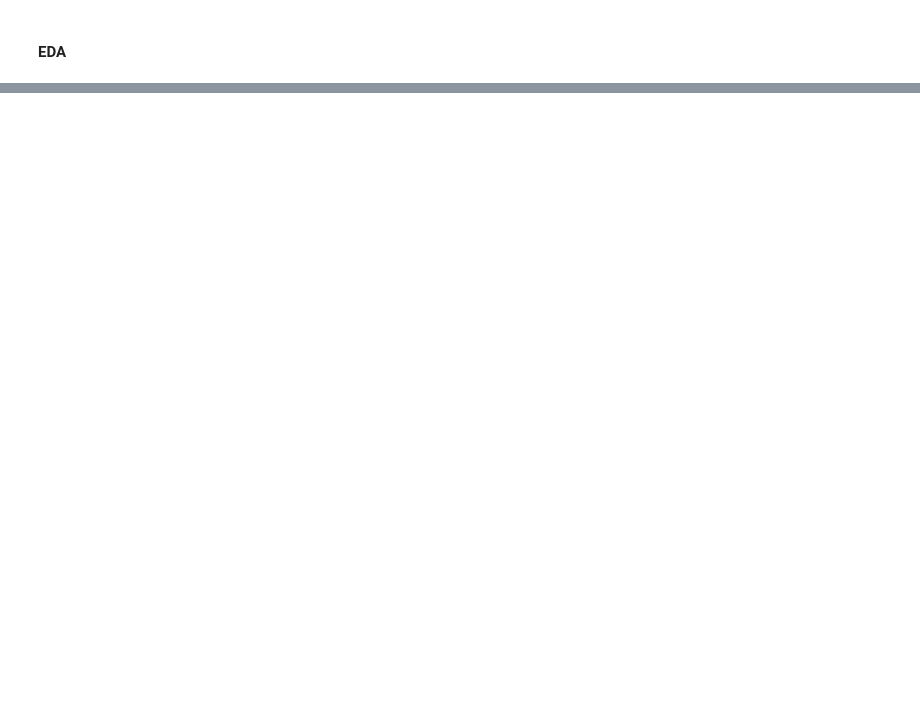
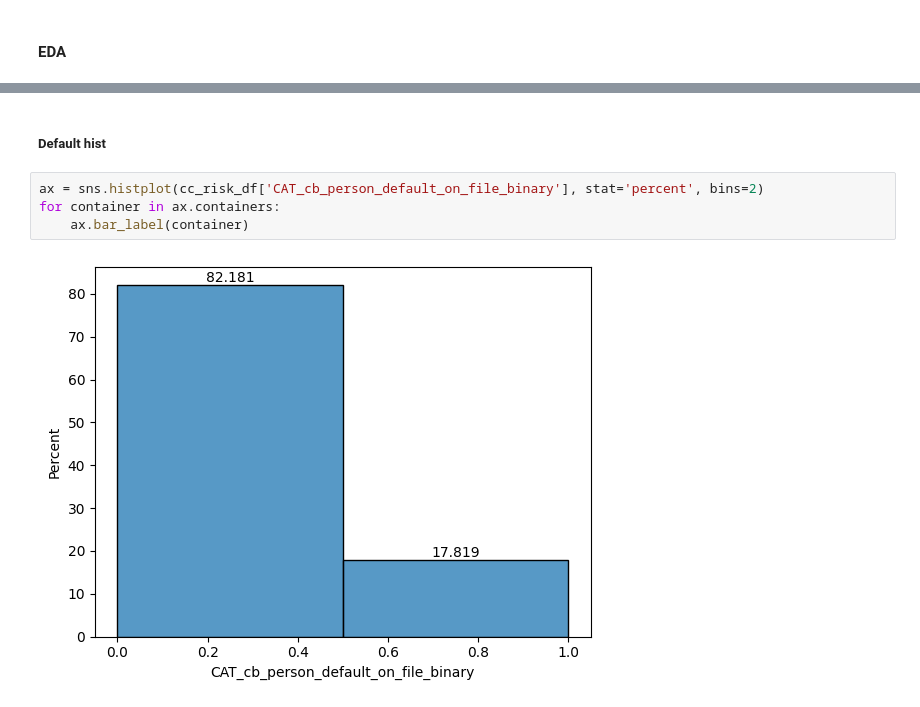
Before and after one commit to andre-bu-gitdev/O2_AI_for_Leaders_dx699, a Jupyter notebook: Milestone_4/M4 Functions.ipynb, the cells around one changed output, grey strips where cells are left out. Cells and saved outputs as stored; diff of their text form; blank space fills up the shorter version.

```diff
--- a/Milestone_4/M4 Functions.ipynb
+++ b/Milestone_4/M4 Functions.ipynb
@@ -1189,0 +1208,8 @@ cc_risk_df.describe()
+# %% [markdown]
+##### Default hist
+# %%
+ax = sns.histplot(cc_risk_df['CAT_cb_person_default_on_file_binary'], stat='percent', bins=2)
+for container in ax.containers:
+    ax.bar_label(container)
+# %% [output]
+[figure, added]
```
Also changed, not shown: parts of 12 cells of this notebook.
